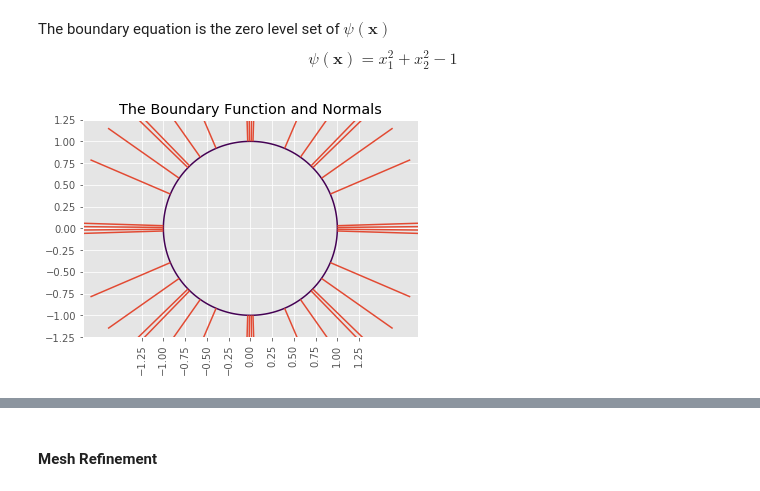
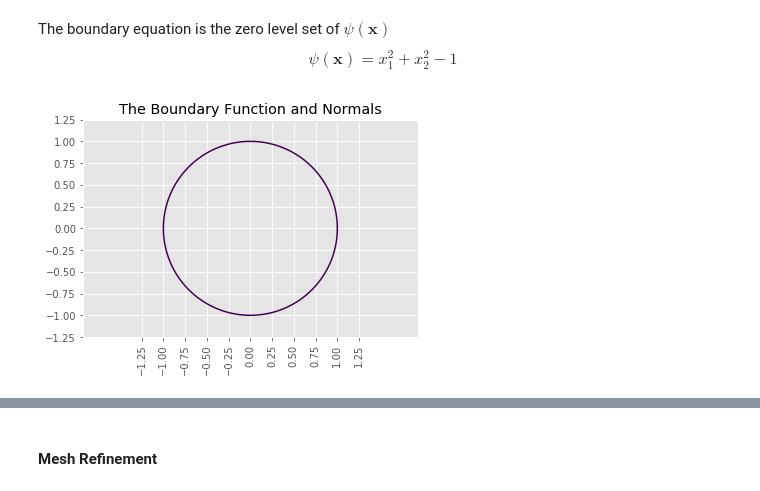
Before and after one commit to marissachanlatte/EmbeddedBoundary, a Jupyter notebook: docs/2DEmbeddedBoundary.ipynb, the cells around one changed output, grey strips where cells are left out. Drawn from its saved outputs; the diff is of its cells as text; code cells hidden in the pictures.

```diff
--- a/docs/2DEmbeddedBoundary.ipynb
+++ b/docs/2DEmbeddedBoundary.ipynb
@@ -272,33 +279,33 @@ def circleIntersection(x):
 # %%
 # Set Up Function
 x = np.linspace(-1.0, 1.0, 100)
 y = np.linspace(-1.0, 1.0, 100)
 X, Y = np.meshgrid(x,y)
 F = X**2 + Y**2 - 1
 
 # Calculate Normals
 level_zero = np.column_stack((X[np.abs(F) <= .001], Y[np.abs(F) <= .001]))
 normals = normal(level_zero, partialPsiCircle)
 ends = normals + level_zero
 list_zero = list(zip(level_zero[:, 0], level_zero[:, 1]))
 list_ends = list(zip(ends[:, 0], ends[:, 1]))
 points = [[list_zero[i], list_ends[i]] for i in range(len(level_zero))]
 
 fig, ax = plt.subplots()
 plt.contour(X,Y,F,[0])
 plt.grid(True)
 plt.xticks(np.linspace(-1.25, 1.25, 11), rotation='vertical')
 plt.yticks(np.linspace(-1.25, 1.25, 11))
 plt.axis('equal')
 plt.axis((-1.25,1.25,-1.25,1.25))
 plt.title("The Boundary Function and Normals")
 
-# Plot Normals
-line_segments = mc.LineCollection(points)
-ax.add_collection(line_segments)
+# # Plot Normals
+# line_segments = mc.LineCollection(points)
+# ax.add_collection(line_segments)
 plt.show()
 # %% [output]
-[figure, old version]
+[figure, new version]
 # %%
 # Cell Centers
 h = .25
```
Also changed, not shown: parts of 5 cells of this notebook, 1 other file.
